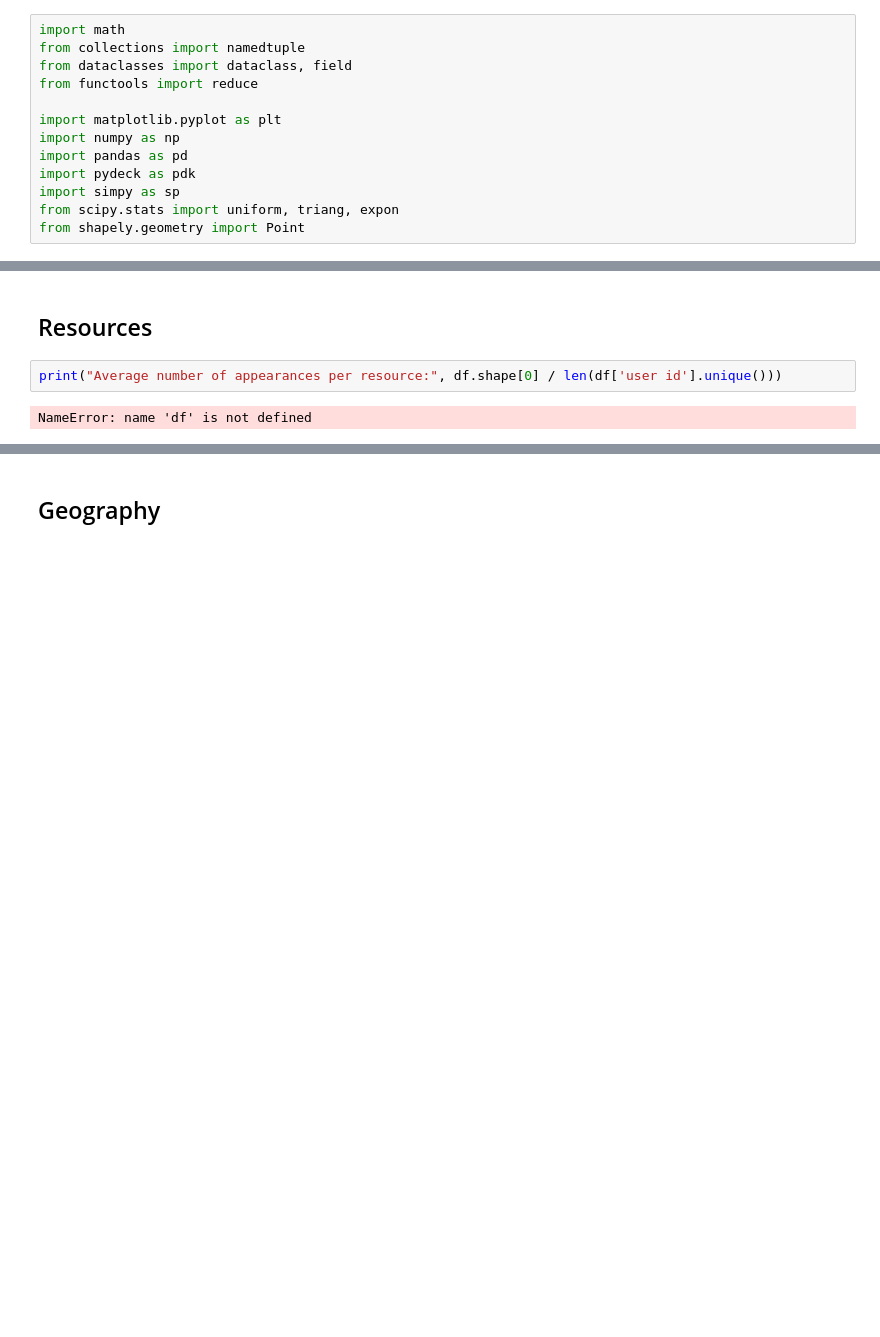
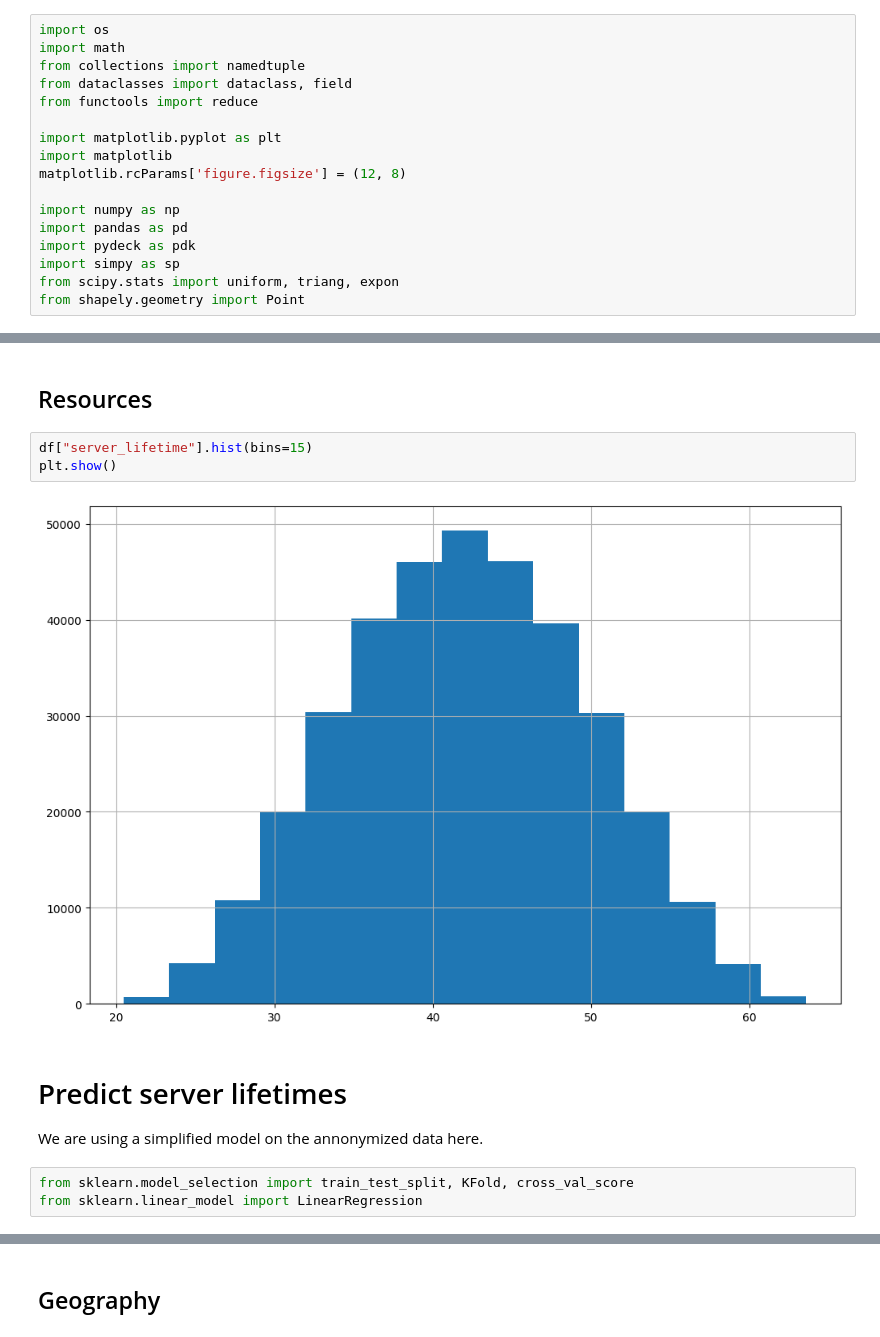
Before and after one commit to cdruf/tasks-and-distributed-servers-simulation, a Jupyter notebook: notebooks/main.ipynb, the cells around one changed output, grey strips where cells are left out. Drawn from its saved outputs; the diff is of its cells as text; blank space fills up the shorter version.

```diff
--- a/notebooks/main.ipynb
+++ b/notebooks/main.ipynb
@@ -22,12 +22,16 @@ The purpose of this project is to develop an artificial intelligence (AI) that (
 # %% [markdown]
 # Imports
 # %%
+import os
 import math
 from collections import namedtuple
 from dataclasses import dataclass, field
 from functools import reduce
 
 import matplotlib.pyplot as plt
+import matplotlib
+matplotlib.rcParams['figure.figsize'] = (12, 8)
+
 import numpy as np
 import pandas as pd
 import pydeck as pdk
@@ -164,6 +178,14 @@ NameError: name 'pd' is not defined
 # %% [markdown]
 ## Resources
-# %%
-print("Average number of appearances per resource:", df.shape[0] / len(df['user id'].unique()))
-# %% [output]
-NameError: name 'df' is not defined
+# %%
+df["server_lifetime"].hist(bins=15)
+plt.show()
+# %% [output]
+[figure, added]
+# %% [markdown]
+# Predict server lifetimes
+
+We are using a simplified model on the annonymized data here.
+# %%
+from sklearn.model_selection import train_test_split, KFold, cross_val_score
+from sklearn.linear_model import LinearRegression
```
Also changed, not shown: parts of 14 cells of this notebook, 2 other files.
